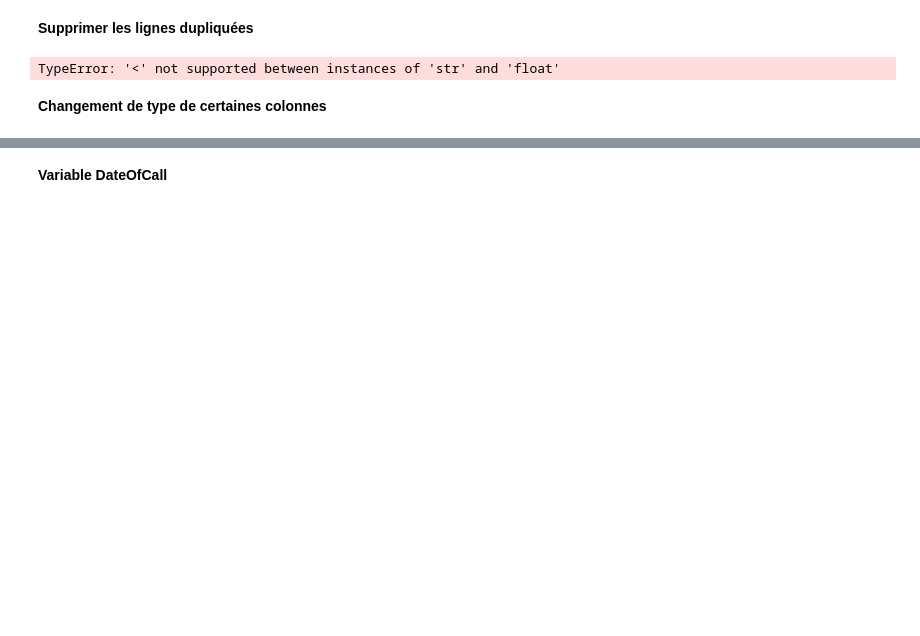
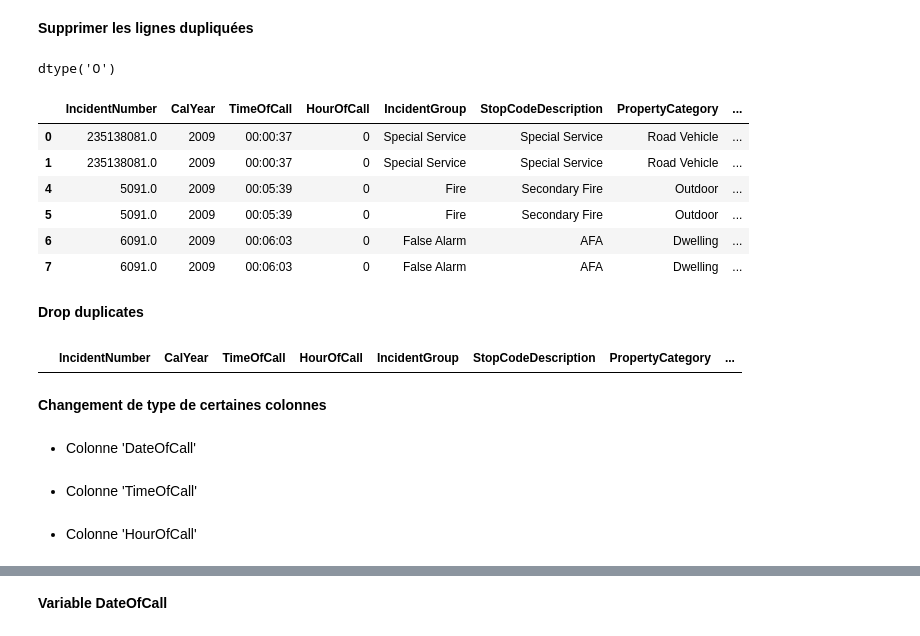
Before and after one commit to FrancescoDatascientest/Jan24_cds_Pompiers, a Jupyter notebook: notebooks/1.0-incident-mobilisation-data-exploration.ipynb, the cells around one changed output, grey strips where cells are left out. Saved outputs shown, nothing was run; the diff lists cells and outputs as text; code cells hidden in the pictures; blank space fills up the shorter version.

```diff
--- a/notebooks/1.0-incident-mobilisation-data-exploration.ipynb
+++ b/notebooks/1.0-incident-mobilisation-data-exploration.ipynb
@@ -551,0 +541,2 @@ incidents_df['NumCalls'] = incidents_df['NumCalls'].fillna( incidents_df['NumCal
+# %%
+fillna_numerics_columns = ['FirstPumpArriving_AttendanceTime', 'NumStationsWithPumpsAttending', 'NumPumpsAttending', 'PumpCount','PumpMinutesRounded', 'NumCalls']
@@ -552,9 +558,38 @@ incidents_df['NumCalls'] = incidents_df['NumCalls'].fillna( incidents_df['NumCal
+# %%
+## cas FirstPumpArriving_AttendanceTime: (lower_bound: 31.08891802857528, upper_bound: 550.9110819714247)
+# df['FirstPumpArriving_AttendanceTime'] = df['FirstPumpArriving_AttendanceTime'].fillna(df['FirstPumpArriving_AttendanceTime'].median())
+# df['FirstPumpArriving_AttendanceTime'].median() - 2*df['FirstPumpArriving_AttendanceTime'].std()
+# df['FirstPumpArriving_AttendanceTime'].median() 2 2*df['FirstPumpArriving_AttendanceTime'].std()
+# df.loc[(df['FirstPumpArriving_AttendanceTime'] > 550.91) | (df['FirstPumpArriving_AttendanceTime'] < 31.09), 'FirstPumpArriving_AttendanceTime'] = df['FirstPumpArriving_AttendanceTime'].median()
+for col in fillna_numerics_columns:
+    df[col] = df[col].fillna(df[col].median())
+    high_value = df[col].median() + 2*df[col].std()
+    low_value = df[col].median() - 2*df[col].std()
+    df.loc[(df[col] > high_value) | (df[col] < low_value), col] = df[col].median()
+# %%
+#df['DeployedFromLocation'] = df['DeployedFromLocation'].fillna(df['DeployedFromLocation'].mode())
+if(df['DeployedFromLocation'].dtype =='O'):
+    df.loc[(df["DeployedFromLocation"] =='Home Station') | (df["DeployedFromLocation"].isna()),"DeployedFromLocation"] = 1
+    df.loc[(df["DeployedFromLocation"] == 'Other Station'),"DeployedFromLocation"] = 0
+    df["DeployedFromLocation"] = df["DeployedFromLocation"].astype('category')
+# %%
+df = df.drop(['DateAndTimeMobile','DateAndTimeLeft'],errors ='ignore',axis=1)
 # %% [markdown]
 **Supprimer les lignes dupliquées**
+# %%
+df['IncidentNumber'].dtype
+# %% [output]
+dtype('O')
 # %%
 duplicated = df['IncidentNumber'].duplicated(keep=False)
-duplicate_rows = df[duplicated].sort_values(by='IncidentNumber')
-
-print(duplicate_rows)
+df[duplicated].head(6)
 # %% [output]
-TypeError: '<' not supported between instances of 'str' and 'float'
+|  | IncidentNumber | CalYear | TimeOfCall | HourOfCall | IncidentGroup | StopCodeDescription | PropertyCategory | ... |
+| 0 | 235138081.0 | 2009 | 00:00:37 | 0 | Special Service | Special Service | Road Vehicle | ... |
+| 1 | 235138081.0 | 2009 | 00:00:37 | 0 | Special Service | Special Service | Road Vehicle | ... |
+| 4 | 5091.0 | 2009 | 00:05:39 | 0 | Fire | Secondary Fire | Outdoor | ... |
+| 5 | 5091.0 | 2009 | 00:05:39 | 0 | Fire | Secondary Fire | Outdoor | ... |
+| 6 | 6091.0 | 2009 | 00:06:03 | 0 | False Alarm | AFA | Dwelling | ... |
+| 7 | 6091.0 | 2009 | 00:06:03 | 0 | False Alarm | AFA | Dwelling | ... |
+# %% [markdown]
+**Drop duplicates**
@@ -561,2 +598,9 @@ TypeError: '<' not supported between instances of 'str' and 'float'
+# %%
+duplicated = df['IncidentNumber'].duplicated(keep=False)
+df[duplicated].head(6)
+# %% [output]
+|  | IncidentNumber | CalYear | TimeOfCall | HourOfCall | IncidentGroup | StopCodeDescription | PropertyCategory | ... |
 # %% [markdown]
 **Changement de type de certaines colonnes**
+# %% [markdown]
+- Colonne 'DateOfCall'
@@ -562,0 +611,4 @@ TypeError: '<' not supported between instances of 'str' and 'float'
+# %% [markdown]
+- Colonne 'TimeOfCall'
+# %% [markdown]
+- Colonne 'HourOfCall'
```
Also changed, not shown: parts of 44 cells of this notebook.
